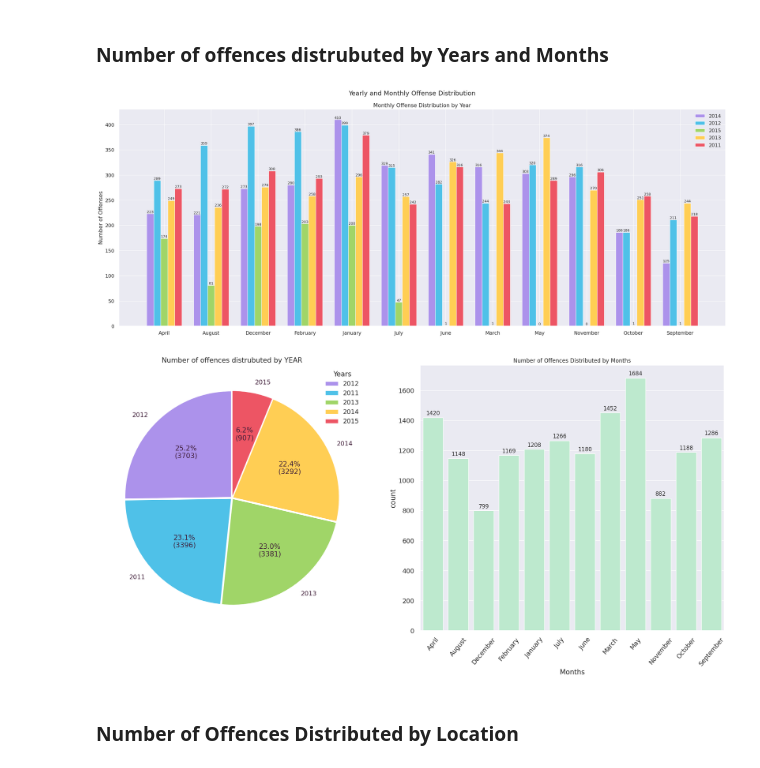
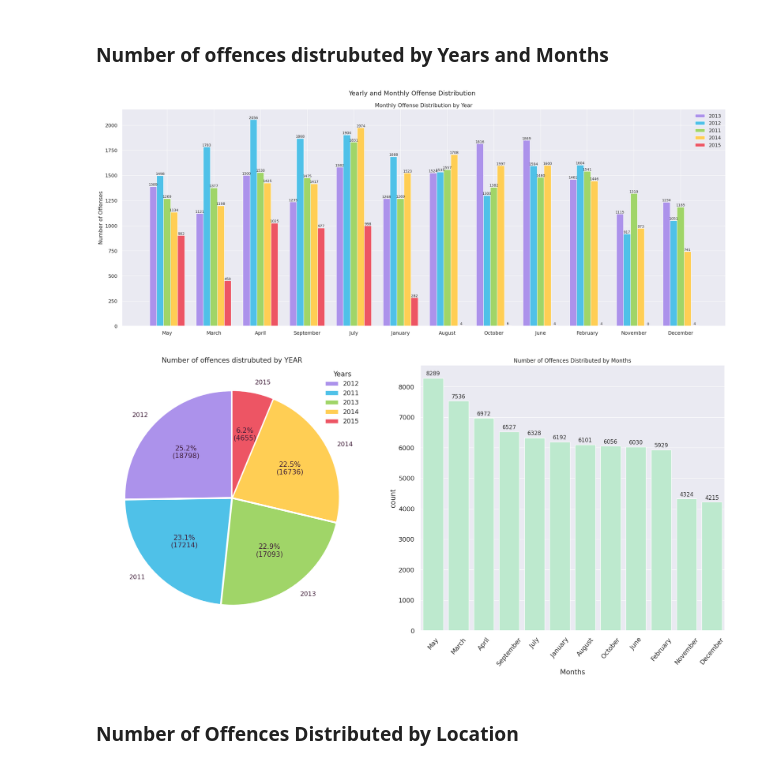
Before and after one commit to fatimagulomova/iu-projects, a Jupyter notebook: DLBDSMLUSL/task-2-policy-equity.ipynb, the cells around one changed output. Saved outputs shown, nothing was run; the diff lists cells and outputs as text; code cells hidden in the pictures.

```diff
--- a/DLBDSMLUSL/task-2-policy-equity.ipynb
+++ b/DLBDSMLUSL/task-2-policy-equity.ipynb
@@ -141,7 +140,7 @@ dtype: int64
 # %%
 # dropping columns where the NaN values were more than 4000
 for feature in df.columns:
-    if df[feature].isnull().sum() > 4000:
+    if df[feature].isnull().sum() > 12000:
         df.drop([feature], axis=1, inplace=True)
 
 # dropping columns where the unique values were more than 1000
@@ -149,7 +148,7 @@ for feature in df.columns:
 
     if feature != 'LOCATION_FULL_STREET_ADDRESS_OR_INTERSECTION' and feature != 'INCIDENT_DATE':
 
-        if len(df[feature].unique()) > 700:
+        if len(df[feature].unique()) > 2500:
             df.drop([feature], axis=1, inplace=True)
 # %%
 df.head()
@@ -198,5 +197,5 @@ df.head()
 # %%
-df.drop([ 'UNKNOWN_FIELD_TYPE.1', 'UNKNOWN_FIELD_TYPE', 'LOCATION_DISTRICT.1',
+df.drop([ 'UNKNOWN_FIELD_TYPE.1', 'UNKNOWN_FIELD_TYPE', 'LOCATION_DISTRICT.1', 'INCIDENT_TIME',
          'OFFICER_ASSIGNMENT', 'DISPOSITION', 'OFFICER_SUPERVISOR', 'OFFICER_RACE'], axis=1, inplace=True)
 # %%
 df.shape
@@ -380,11 +377,11 @@ for address in addresses:
 # Use the .replace() method to replace old street names with new names
 df['LOCATION_STREET_ADDRESS'] = df['LOCATION_FULL_STREET_ADDRESS_OR_INTERSECTION'].replace(street_name_mapping)
 
-# # Find values with counts less than or equal to 1
-# infrequent_values = df['LOCATION_STREET_ADDRESS'].value_counts()[df['LOCATION_STREET_ADDRESS'].value_counts() <= 1].index
+# Find values with counts less than or equal to 1
+infrequent_values = df['LOCATION_STREET_ADDRESS'].value_counts()[df['LOCATION_STREET_ADDRESS'].value_counts() <= 1].index
 
-# # Replace those infrequent values with 'OTHERS'
-# df['LOCATION_STREET_ADDRESS'] = df['LOCATION_STREET_ADDRESS'].replace(infrequent_values, 'OTHERS')
+# Replace those infrequent values with 'OTHERS'
+df['LOCATION_STREET_ADDRESS'] = df['LOCATION_STREET_ADDRESS'].replace(infrequent_values, 'OTHERS')
 # %%
 df.drop(['LOCATION_FULL_STREET_ADDRESS_OR_INTERSECTION'], axis=1, inplace=True)
 df.head()
@@ -413,4 +408,0 @@ Number of unique values in LOCATION_STREET_ADDRESS column: 1749
-# %%
-df.duplicated().value_counts()
-print(df.duplicated().value_counts())
-df.drop_duplicates(inplace=True)
@@ -574,7 +561,7 @@ values = []
 for year in years_to_plot:
     c = df[df['INCIDENT_YEAR'] == year]
     value = c['INCIDENT_MONTH'].map(month_name_to_number)  # Map month names to numbers
-    value_counts = value.value_counts().sort_index()
+    value_counts = value.value_counts()
 
     # Create an empty list to store the counts for all 12 months
     monthly_counts = [0] * 12
@@ -583,35 +570,35 @@ for year in years_to_plot:
     for month, count in value_counts.items():
         monthly_counts[month - 1] = count  # Subtract 1 to adjust for zero-based indexing
 
     values.append(monthly_counts)
 
 x = np.arange(1, 13)
 width = 0.15
 colors = ['#AC92EB', '#4FC1E8', '#A0D568', '#FFCE54', '#ED5564']
 
 plt.figure(figsize=(25, 10))
 for n in range(len(years_to_plot)):
     plt.bar(x + (n - 2) * width, values[n], width=width, color=colors[n])
 
 # Annotate the bars with their values
 for n in range(len(years_to_plot)):
     for i in range(12):
         plt.text(x[i] + (n - 2) * width, values[n][i], str(values[n][i]), ha='center', va='bottom', fontsize=10)
 
-order = df['INCIDENT_MONTH'].value_counts().sort_index().index
+order = df['INCIDENT_MONTH'].value_counts().index
 plt.xticks(x, order)
 plt.ylabel("Number of Offenses")
 plt.legend(years_to_plot)  # Use the extracted unique years
 plt.title("Monthly Offense Distribution by Year")
 
 # Adding an overall title to the entire figure
 plt.suptitle("Yearly and Monthly Offense Distribution")
 
 # Show plots
 plt.tight_layout()
 plt.show()
 # %% [output]
-[figure, old version]
+[figure, new version]
 # %%
 # Pie Chart
 
@@ -640,7 +627,7 @@ plt.title("Number of offences distrubuted by YEAR")
 
 # Bat chart
 plt.subplot(1, 2, 2)
-order = df['INCIDENT_MONTH'].value_counts().sort_index().index
+order = df['INCIDENT_MONTH'].value_counts().index
 
 # Set the font size for titles
 sns.set(font_scale=1)
@@ -659,7 +646,7 @@ plt.xlabel('Months')
 plt.tight_layout()
 plt.show()
 # %% [output]
-[figure, old version]
+[figure, new version]
 # %% [markdown]
 ### Number of Offences Distributed by Location
 # %%
```
Also changed, not shown: parts of 45 cells of this notebook.
